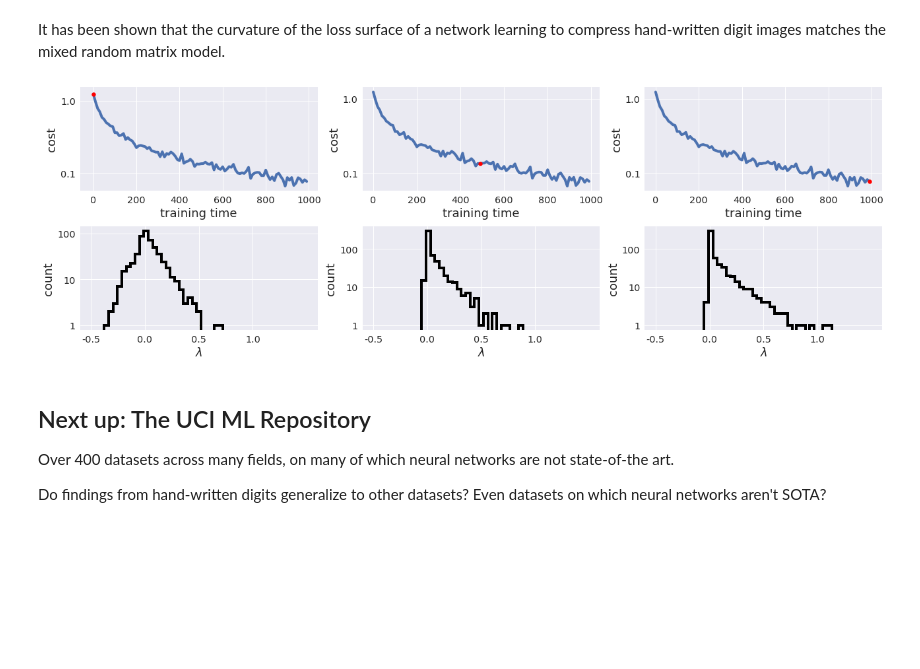
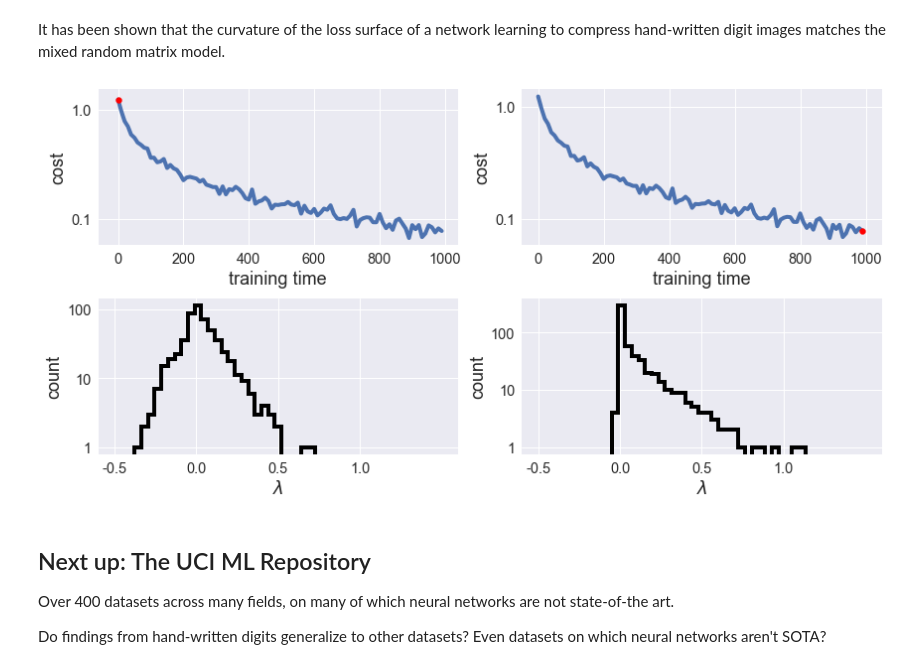
Before and after one commit to charlesfrye/neurotroph_presentation_20180423, a Jupyter notebook: Why Don't Neural Networks Get Stuck?.ipynb, the cells around one changed output. Cells and saved outputs as stored; diff of their text form; code cells hidden in the pictures; blank space fills up the shorter version.

```diff
--- a/Understanding Neural Network Optimization.ipynb
+++ b/Why Don't Neural Networks Get Stuck?.ipynb
@@ -339,9 +339,9 @@ optimizer_cost_train = curvature_tracking["cost"]
 indices = curvature_tracking["indices"]
 spectrums = curvature_tracking["cost_eigenvalues"]
 # %%
-utils.plot_curvature_training(indices, optimizer_cost_train, spectrums)
+utils.plot_curvature_training(indices, optimizer_cost_train, spectrums, k=2)
 # %% [output]
-[figure, old version]
+[figure, new version]
 # %% [markdown]
 ## Next up: The UCI ML Repository
 
```
Also changed, not shown: parts of 13 cells of this notebook.
